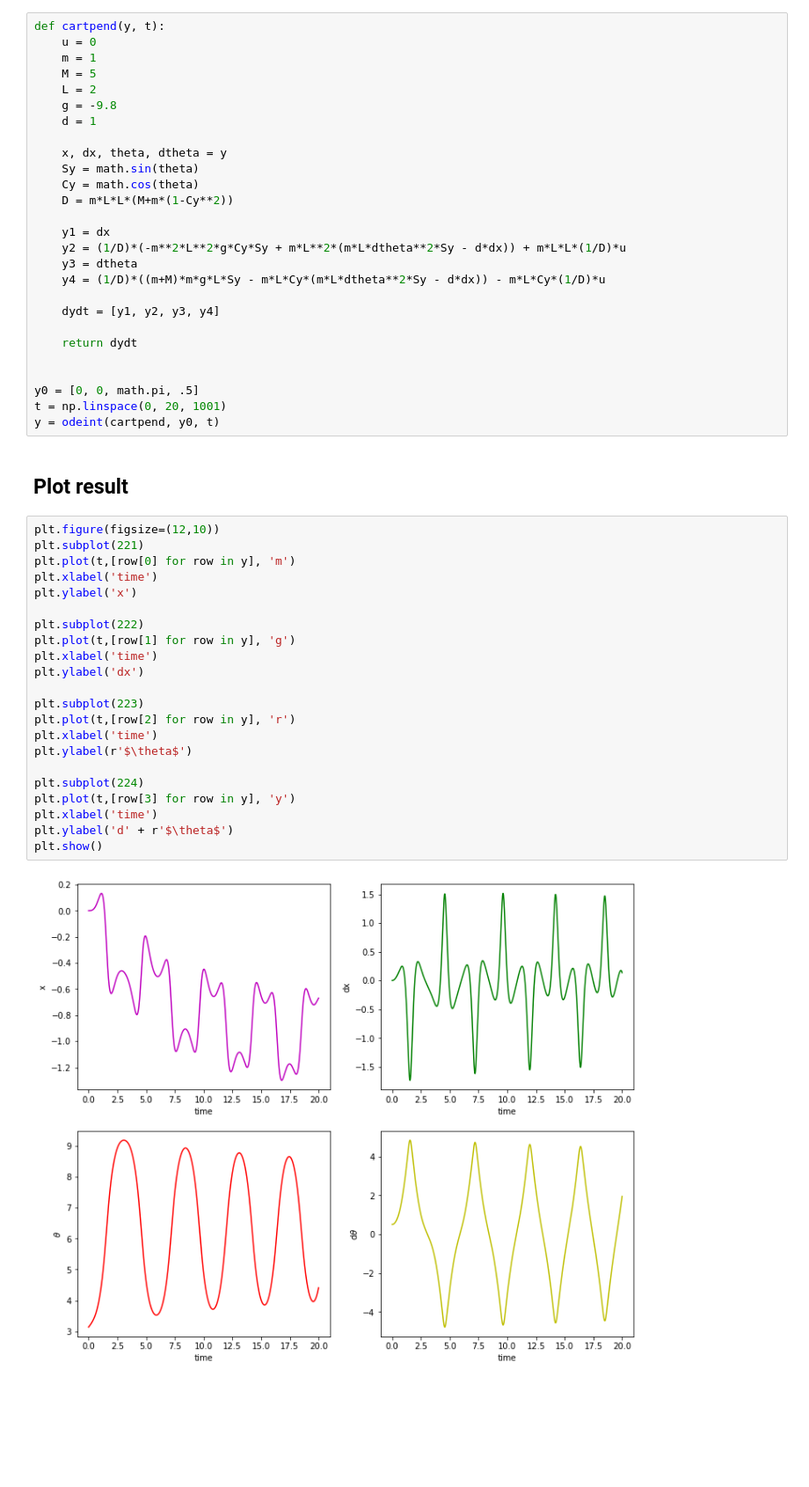
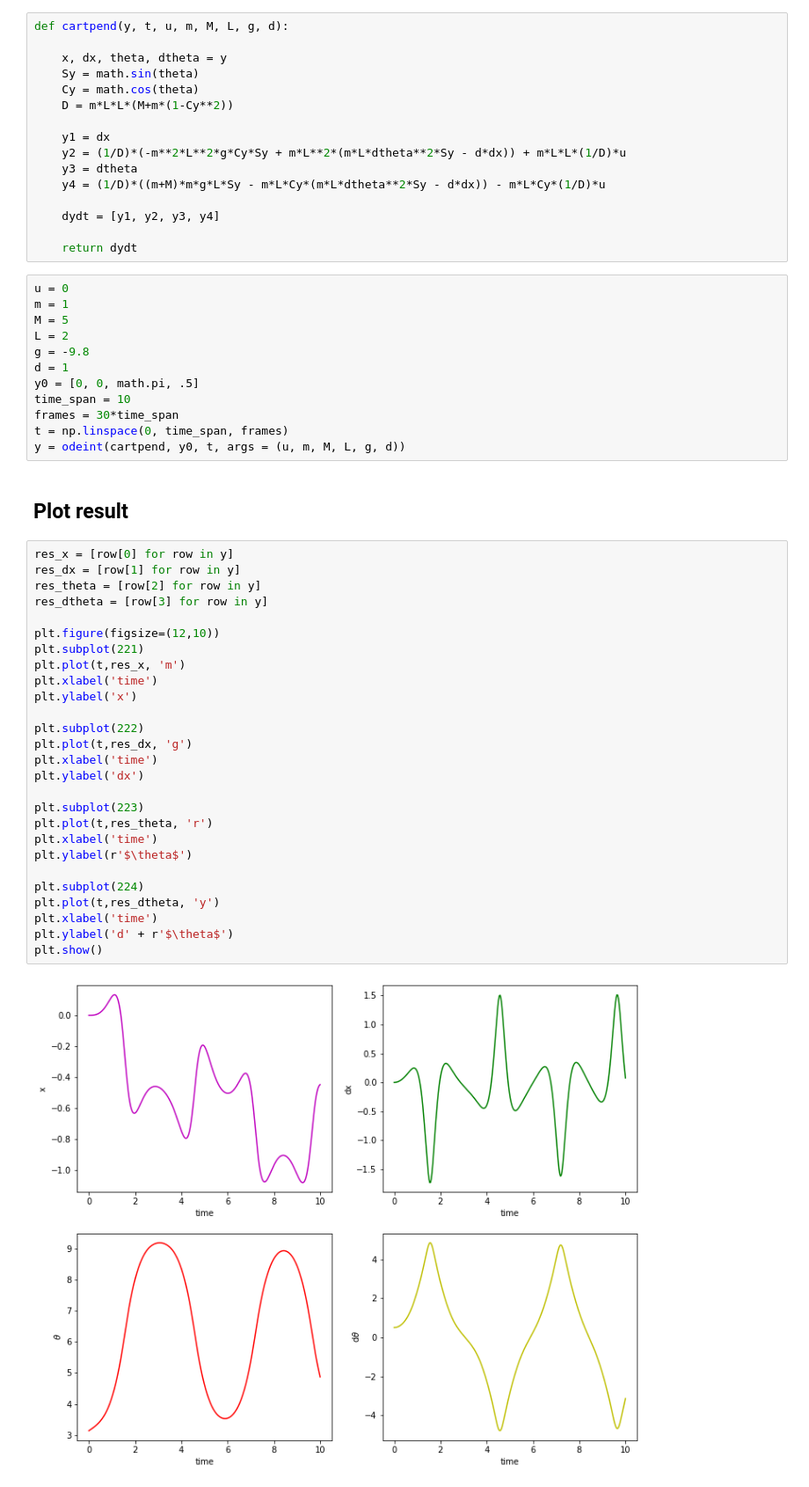
Before and after one commit to lYC92/cartpend, a Jupyter notebook: cartpend_sim.ipynb, the cells around one changed output. Shown: that part at 88% size. Cells and saved outputs as stored; diff of their text form; blank space fills up the shorter version.

```diff
--- a/cartpend_sim.ipynb
+++ b/cartpend_sim.ipynb
@@ -6,13 +8,7 @@ import numpy as np
 from scipy.integrate import odeint
 import matplotlib.pyplot as plt
 # %%
-def cartpend(y, t):
-    u = 0
-    m = 1
-    M = 5
-    L = 2
-    g = -9.8
-    d = 1
+def cartpend(y, t, u, m, M, L, g, d):
 
     x, dx, theta, dtheta = y
     Sy = math.sin(theta)
@@ -27,35 +23,47 @@ def cartpend(y, t):
     dydt = [y1, y2, y3, y4]
 
     return dydt
-
-
-y0 = [0, 0, math.pi, .5]
-t = np.linspace(0, 20, 1001)
-y = odeint(cartpend, y0, t)
+# %%
+u = 0
+m = 1
+M = 5
+L = 2
+g = -9.8
+d = 1
+y0 = [0, 0, math.pi, .5]
+time_span = 10
+frames = 30*time_span
+t = np.linspace(0, time_span, frames)
+y = odeint(cartpend, y0, t, args = (u, m, M, L, g, d))
 # %% [markdown]
 ## Plot result
 # %%
+res_x = [row[0] for row in y]
+res_dx = [row[1] for row in y]
+res_theta = [row[2] for row in y]
+res_dtheta = [row[3] for row in y]
+
 plt.figure(figsize=(12,10))
 plt.subplot(221)
-plt.plot(t,[row[0] for row in y], 'm')
+plt.plot(t,res_x, 'm')
 plt.xlabel('time')
 plt.ylabel('x')
 
 plt.subplot(222)
-plt.plot(t,[row[1] for row in y], 'g')
+plt.plot(t,res_dx, 'g')
 plt.xlabel('time')
 plt.ylabel('dx')
 
 plt.subplot(223)
-plt.plot(t,[row[2] for row in y], 'r')
+plt.plot(t,res_theta, 'r')
 plt.xlabel('time')
 plt.ylabel(r'$\theta$')
 
 plt.subplot(224)
-plt.plot(t,[row[3] for row in y], 'y')
+plt.plot(t,res_dtheta, 'y')
 plt.xlabel('time')
 plt.ylabel('d' + r'$\theta$')
 plt.show()
 # %% [output]
-[figure, old version]
+[figure, new version]
 # %% [markdown]
```
Also changed, not shown: parts of 4 cells of this notebook, 2 other files.
